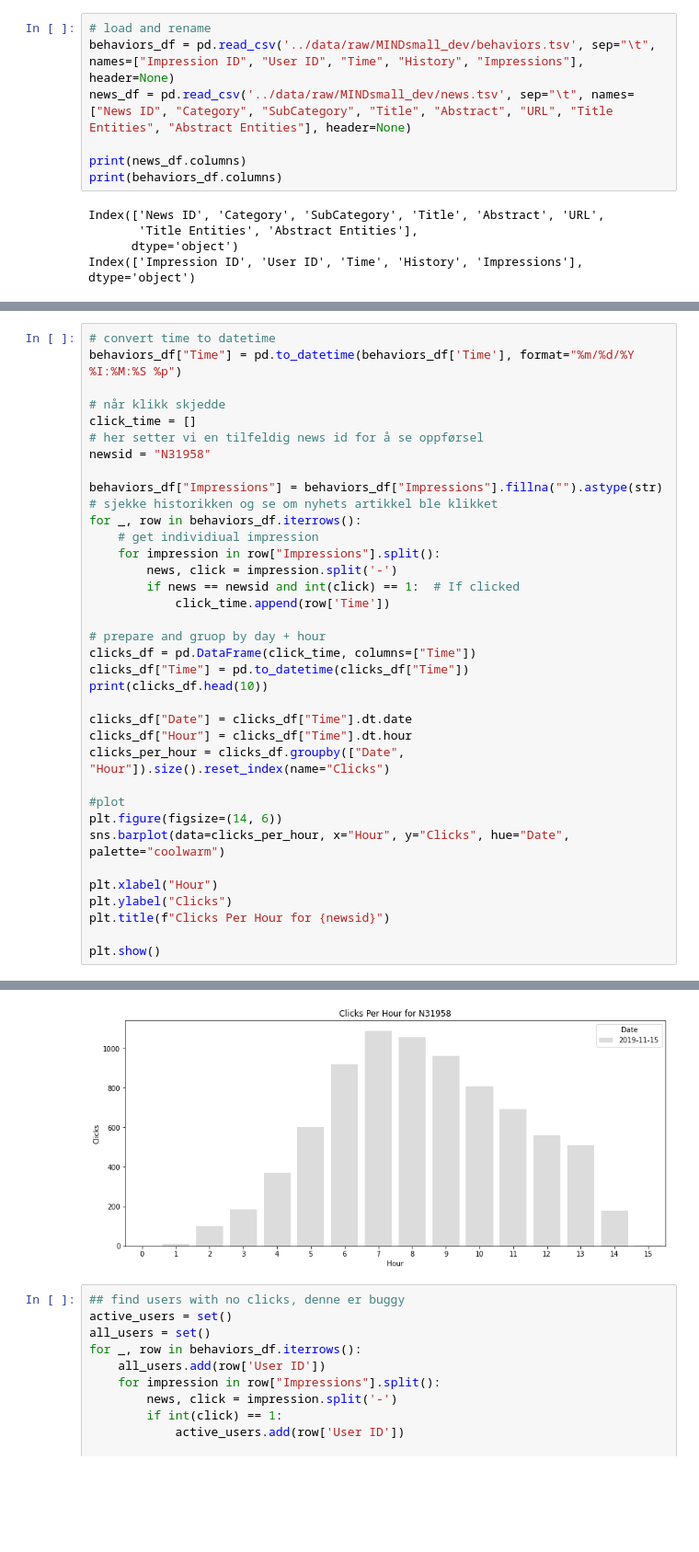
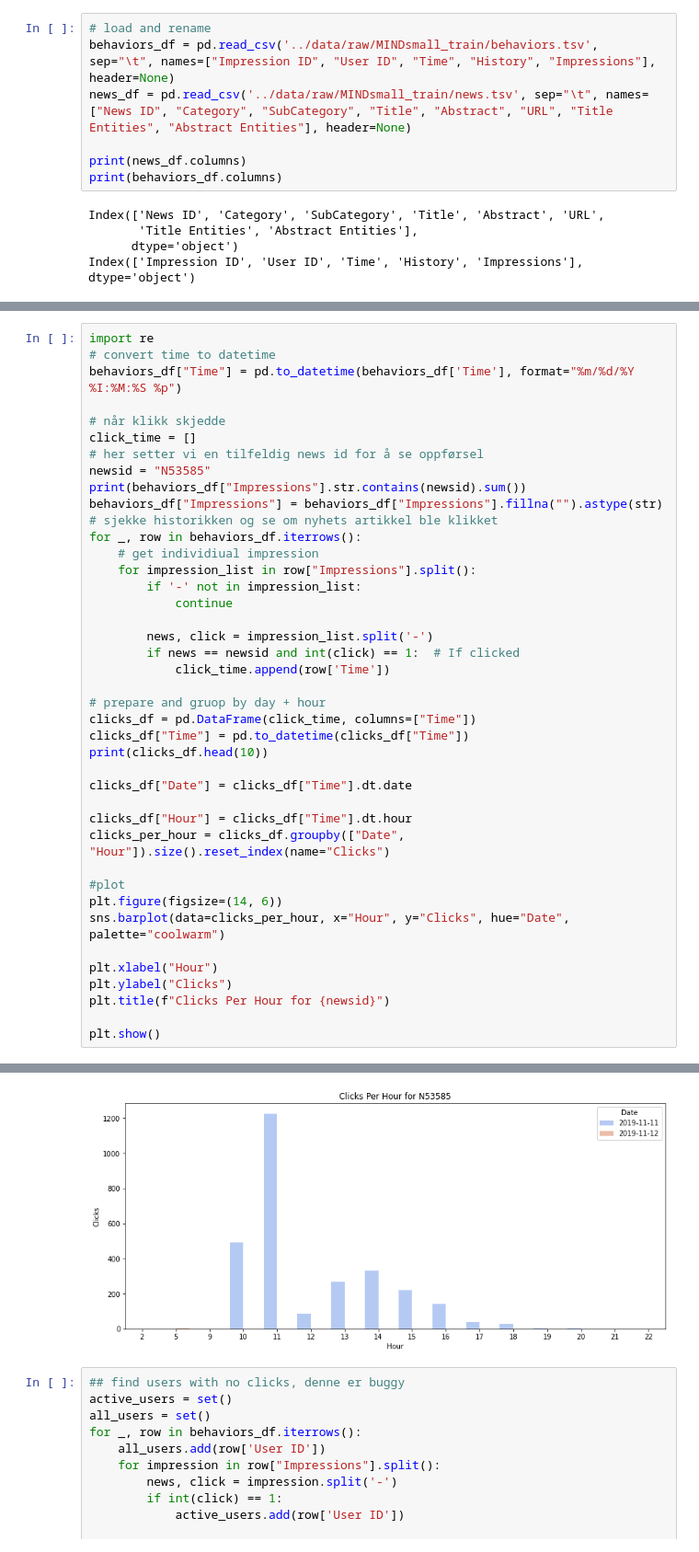
Before and after one commit to anderszk/tdt4215_proj, a Jupyter notebook: notebooks/temp.ipynb, the cells around one changed output, grey strips where cells are left out. Shown at 92% size. Saved outputs shown, nothing was run; the diff lists cells and outputs as text; blank space fills up the shorter version.

```diff
--- a/notebooks/temp.ipynb
+++ b/notebooks/temp.ipynb
@@ -47,8 +47,8 @@ Ting some kan være interessant å se på
 4. hvor mange nye brukere (uten klikk)
 # %%
 # load and rename
-behaviors_df = pd.read_csv('../data/raw/MINDsmall_dev/behaviors.tsv', sep="\t", names=["Impression ID", "User ID", "Time", "History", "Impressions"], header=None)
-news_df = pd.read_csv('../data/raw/MINDsmall_dev/news.tsv', sep="\t", names=["News ID", "Category", "SubCategory", "Title", "Abstract", "URL", "Title Entities", "Abstract Entities"], header=None)
+behaviors_df = pd.read_csv('../data/raw/MINDsmall_train/behaviors.tsv', sep="\t", names=["Impression ID", "User ID", "Time", "History", "Impressions"], header=None)
+news_df = pd.read_csv('../data/raw/MINDsmall_train/news.tsv', sep="\t", names=["News ID", "Category", "SubCategory", "Title", "Abstract", "URL", "Title Entities", "Abstract Entities"], header=None)
 
 print(news_df.columns)
 print(behaviors_df.columns)
@@ -86,18 +86,22 @@ plt.show()
 # %%
+import re
 # convert time to datetime
 behaviors_df["Time"] = pd.to_datetime(behaviors_df['Time'], format="%m/%d/%Y %I:%M:%S %p")
 
 # når klikk skjedde
 click_time = []
 # her setter vi en tilfeldig news id for å se oppførsel
-newsid = "N31958"
-
+newsid = "N53585"
+print(behaviors_df["Impressions"].str.contains(newsid).sum())
 behaviors_df["Impressions"] = behaviors_df["Impressions"].fillna("").astype(str)
 # sjekke historikken og se om nyhets artikkel ble klikket
 for _, row in behaviors_df.iterrows():
     # get individiual impression
-    for impression in row["Impressions"].split():
-        news, click = impression.split('-')
+    for impression_list in row["Impressions"].split():
+        if '-' not in impression_list:
+            continue
+
+        news, click = impression_list.split('-')
         if news == newsid and int(click) == 1:  # If clicked
             click_time.append(row['Time'])
 
@@ -107,6 +111,7 @@ clicks_df["Time"] = pd.to_datetime(clicks_df["Time"])
 print(clicks_df.head(10))
 
 clicks_df["Date"] = clicks_df["Time"].dt.date
+
 clicks_df["Hour"] = clicks_df["Time"].dt.hour
 clicks_per_hour = clicks_df.groupby(["Date", "Hour"]).size().reset_index(name="Clicks")
 
@@ -135,4 +140,4 @@ plt.show()
-[figure, old version]
+[figure, new version]
 # %%
 ## find users with no clicks, denne er buggy
 active_users = set()
```
Also changed, not shown: parts of 5 cells of this notebook.
